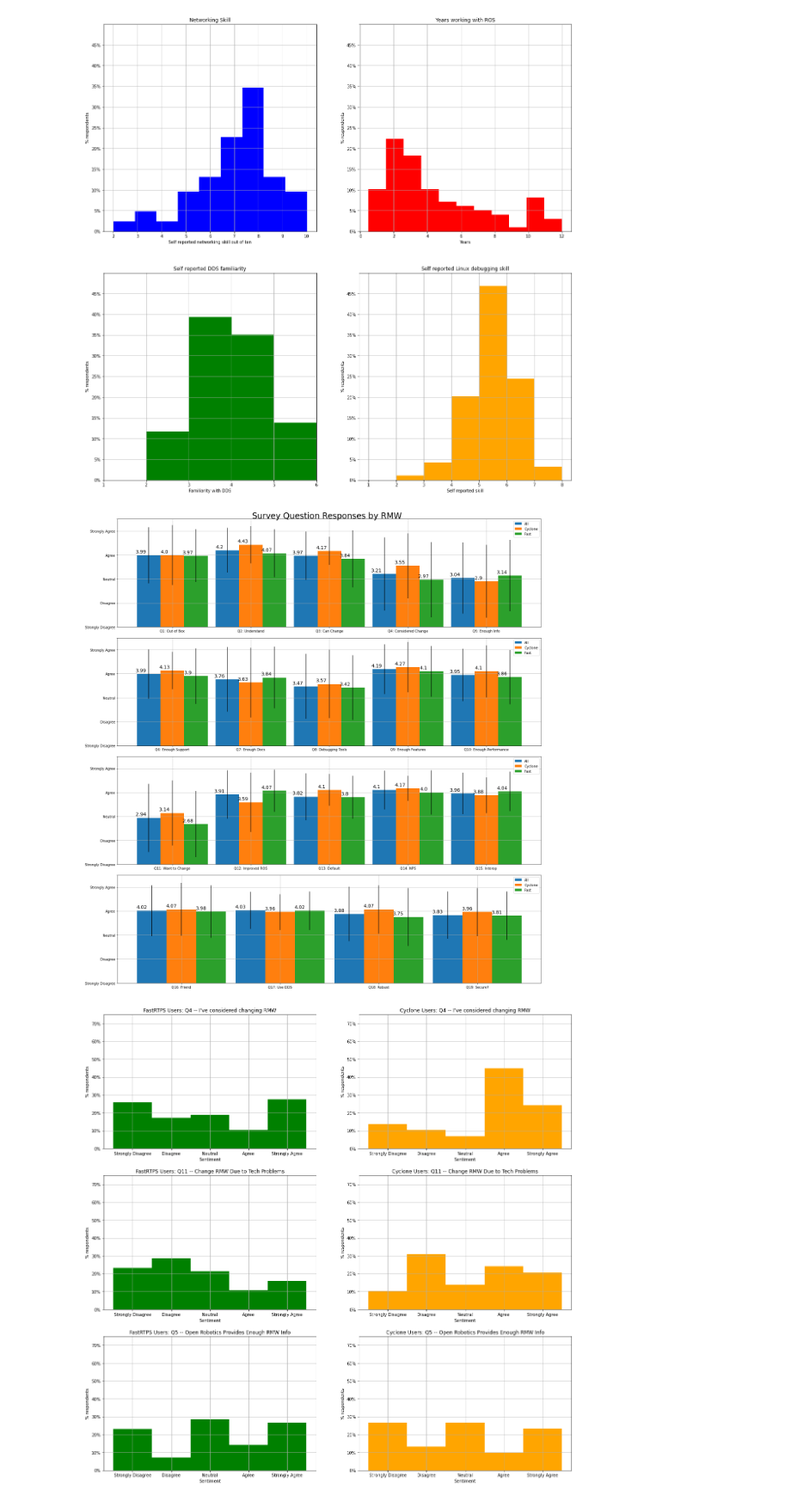
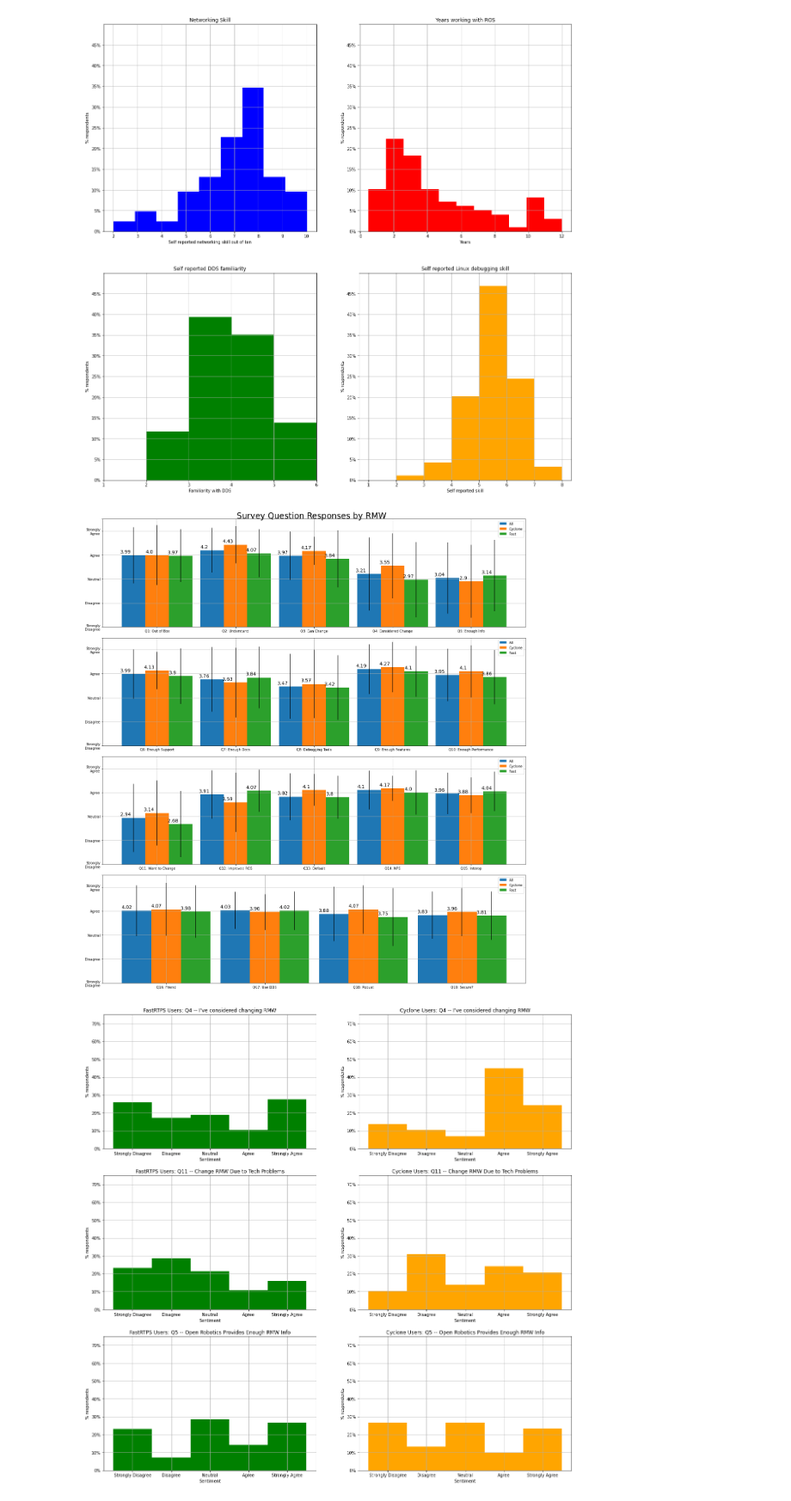
Before and after one commit to osrf/TSC-RMW-Reports, a Jupyter notebook: galactic/SurveyPlots.ipynb, the cells around one changed output. Shown at 86% size. Cells and saved outputs as stored; diff of their text form; code cells hidden in the pictures.

```diff
--- a/galactic/SurveyPlots.ipynb
+++ b/galactic/SurveyPlots.ipynb
@@ -201,36 +201,36 @@ plot_groups = [[0,5],[5,10],[10,15],[15,19]]
 width = 0.3 # otherwise make them be a unit size
 fig.suptitle("Survey Question Responses by RMW",fontsize=24)
 fig.tight_layout()
 
 for idx,group in enumerate(plot_groups): # for each row in the plot
     tranche_set = []
     x = np.arange((group[1]-group[0])) # the label locations each bar gets three units, fast is split three ways
     for i in range(0,3): # the number of datasets, ie. fast, cyclone, combined
         tranche = [set_means[ds][i] for ds in range(group[0],group[1])]# build the batch from our data
         tranche_std = [set_std[ds][i] for ds in range(group[0],group[1])] # build the std from our data
         # plot the data.
         rects = ax[idx].bar(x+(width*i),tranche,width,yerr=tranche_std,label=rmw_names[i]) # plot it
 
         # Annotate the plots
         for rect in rects:
             height = rect.get_height()
             ax[idx].annotate('{}'.format(height),
                         xy=((rect.get_x()+0.05), height),
                             xytext=(0, 3),  # 3 points vertical offset
                             textcoords="offset points",
                             fontsize =14,
                             ha='center', va='bottom',rotation=0)
     # Plotting config
     ax[idx].grid()
     ax[idx].legend()
     ax[idx].set_ylim([1,5])
     ax[idx].set_xticks(x+0.3)
     ax[idx].set_xticklabels(q_label[group[0]:group[1]],rotation=0)
     ax[idx].set_yticks([1,2,3,4,5,5.5])
-    ax[idx].set_yticklabels(["Strongly Disagree","Disagree","Neutral","Agree","Strongly Agree",""])
-plt.savefig("./plots/SurveyResponses.png",pad_inches=1)
+    ax[idx].set_yticklabels(["Strongly\nDisagree","Disagree","Neutral","Agree","Strongly\nAgree",""])
+plt.savefig("./plots/SurveyResponses.png",pad_inches=2)
 # %% [output]
-[figure, old version]
+[figure, new version]
 # %%
 fig, ax = plt.subplots(3,2,figsize=(20, 20))
 
```
Also changed, not shown: 1 other file.
